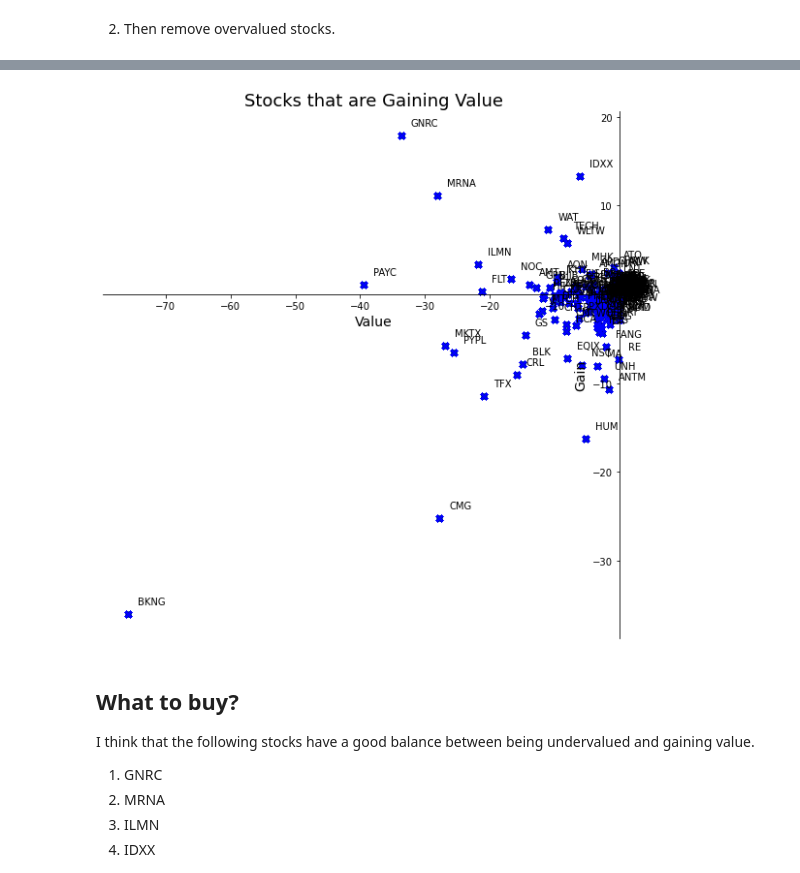
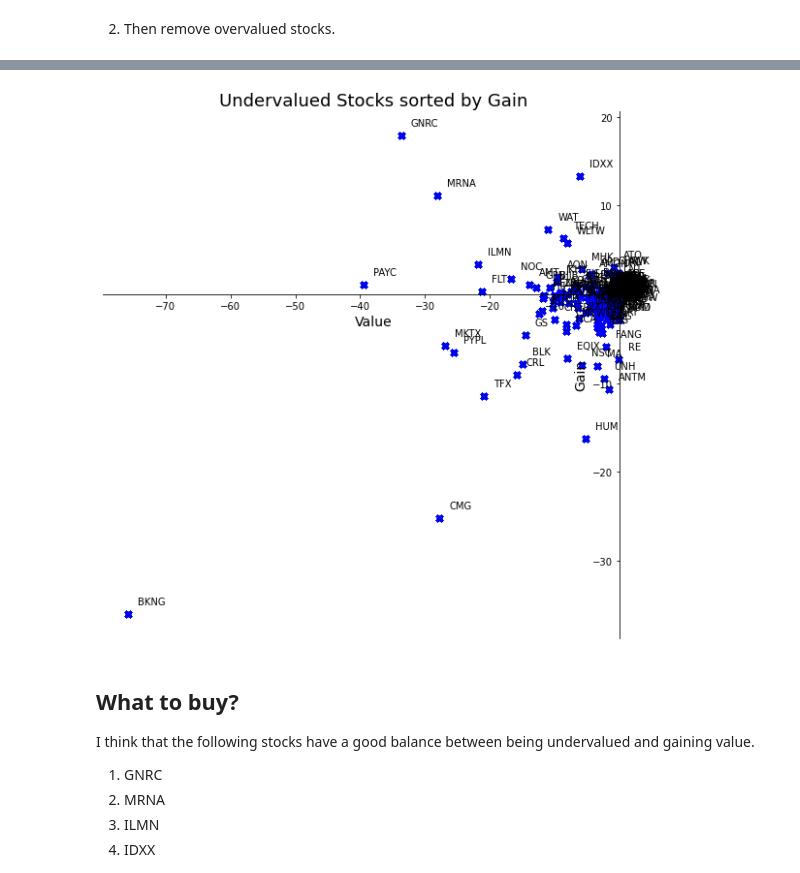
Before and after one commit to cfukawa/Stock-Project, a Jupyter notebook: Week 1.ipynb, the cells around one changed output, grey strips where cells are left out. Saved outputs shown, nothing was run; the diff lists cells and outputs as text; code cells hidden in the pictures.

```diff
--- a/Week 1.ipynb
+++ b/Week 1.ipynb
@@ -274,28 +274,28 @@ print(by_change.head(20))
 # %%
 # Make another scatter plot
 x = by_change['Difference'].values
 y = by_change['Change'].values
 sym = by_change.reset_index()['Symbol'].values
 
 fig, ax = plt.subplots(figsize=(10, 10))
 ax.scatter(x, y)
 
 ax.set_xlabel('Value', fontsize=14)
 ax.set_ylabel('Gain', fontsize=14)
-ax.set_title('Stocks that are Gaining Value', fontsize=18)
+ax.set_title('Undervalued Stocks sorted by Gain', fontsize=18)
 
 ax.spines['left'].set_position('zero')
 ax.spines['right'].set_color('none')
 ax.spines['bottom'].set_position('zero')
 ax.spines['top'].set_color('none')
 
 for i, text in enumerate(sym):
     ax.annotate(text, (x[i], y[i]), xytext=(10, 10), textcoords='offset points')
     plt.scatter(x, y, marker='x', color='blue')
 
 plt.savefig('stock_gains.png', bbox_inches='tight')
 # %% [output]
-[figure, old version]
+[figure, new version]
 # %% [markdown]
 ## What to buy?
 
```
Also changed, not shown: parts of 4 cells of this notebook, 1 other file.
